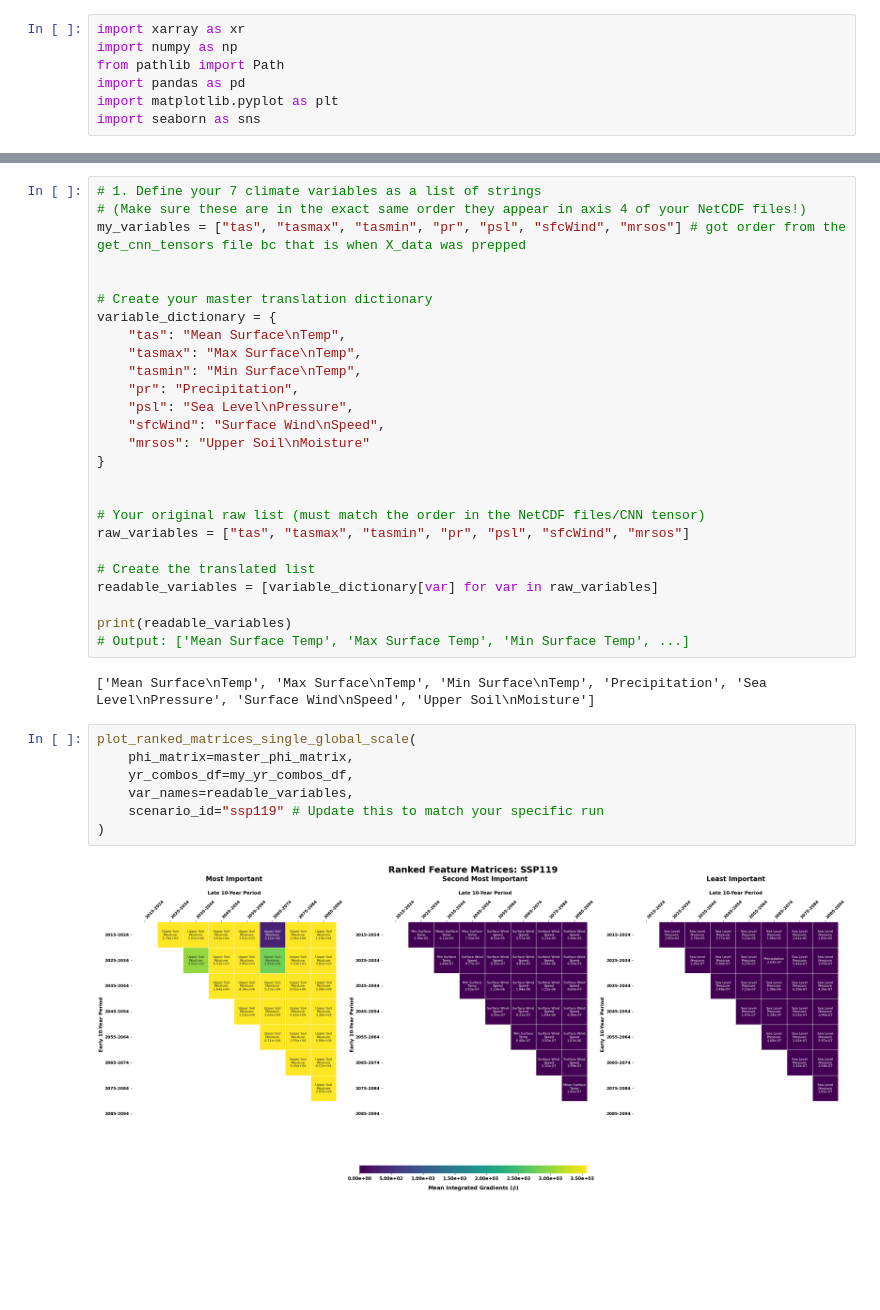
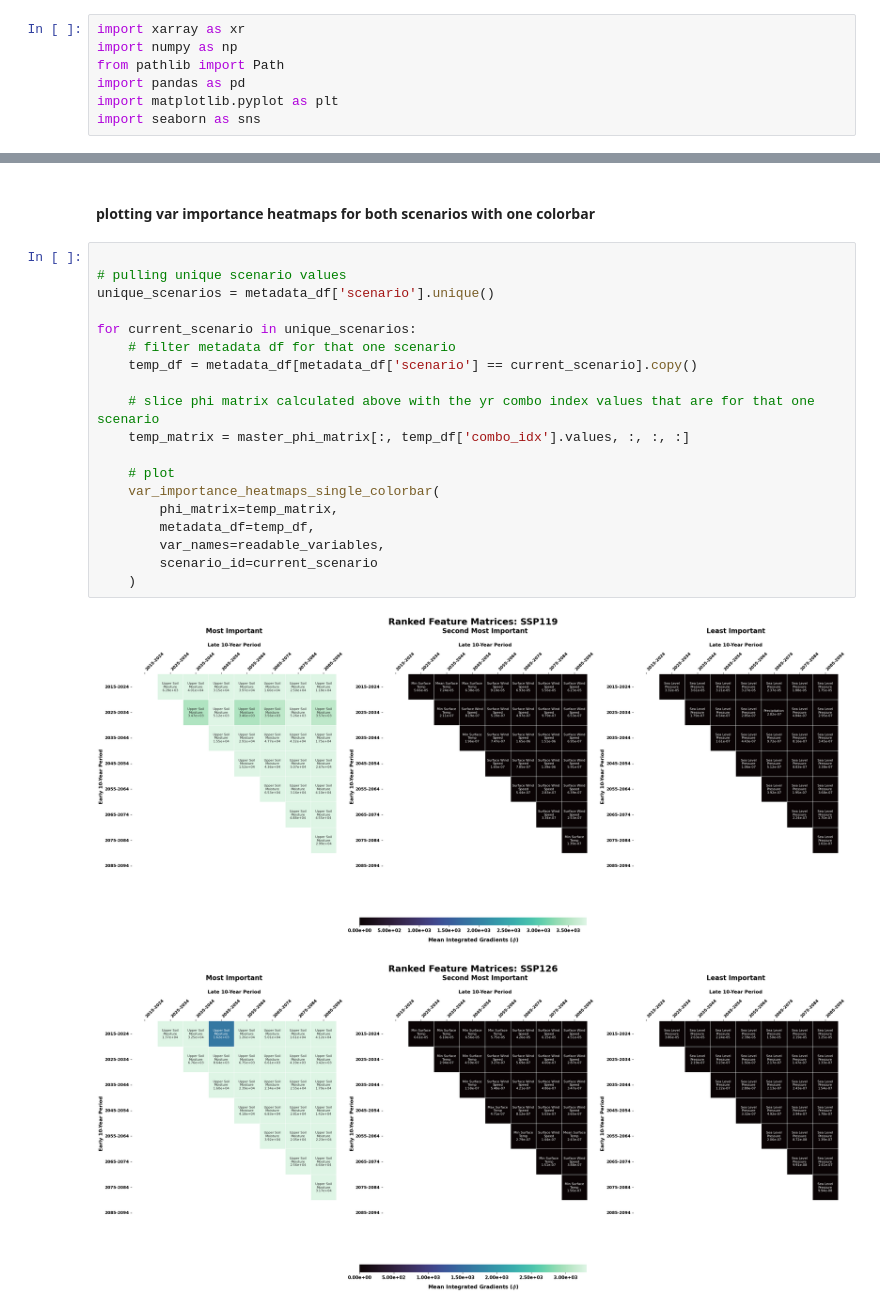
Before and after one commit to sek2dcs/MamalakisResearch, a Jupyter notebook: figure3.ipynb, the cells around one changed output, grey strips where cells are left out. Saved outputs shown, nothing was run; the diff lists cells and outputs as text; blank space fills up the shorter version.

Commit message:
sophie run 3 and figure 3

```diff
--- a/figure3.ipynb
+++ b/figure3.ipynb
@@ -240,39 +290,26 @@ print(my_yr_combos_df.head())
-# %%
-# 1. Define your 7 climate variables as a list of strings
-# (Make sure these are in the exact same order they appear in axis 4 of your NetCDF files!)
-my_variables = ["tas", "tasmax", "tasmin", "pr", "psl", "sfcWind", "mrsos"] # got order from the get_cnn_tensors file bc that is when X_data was prepped
-
-
-# Create your master translation dictionary
-variable_dictionary = {
-    "tas": "Mean Surface\nTemp",
-    "tasmax": "Max Surface\nTemp",
-    "tasmin": "Min Surface\nTemp",
-    "pr": "Precipitation",
-    "psl": "Sea Level\nPressure",
-    "sfcWind": "Surface Wind\nSpeed",
-    "mrsos": "Upper Soil\nMoisture"
-}
-
-
-# Your original raw list (must match the order in the NetCDF files/CNN tensor)
-raw_variables = ["tas", "tasmax", "tasmin", "pr", "psl", "sfcWind", "mrsos"]
-
-# Create the translated list
-readable_variables = [variable_dictionary[var] for var in raw_variables]
-
-print(readable_variables)
-# Output: ['Mean Surface Temp', 'Max Surface Temp', 'Min Surface Temp', ...]
-# %% [output]
-['Mean Surface\nTemp', 'Max Surface\nTemp', 'Min Surface\nTemp', 'Precipitation', 'Sea Level\nPressure', 'Surface Wind\nSpeed', 'Upper Soil\nMoisture']
-# %%
-plot_ranked_matrices_single_global_scale(
-    phi_matrix=master_phi_matrix,
-    yr_combos_df=my_yr_combos_df,
-    var_names=readable_variables,
-    scenario_id="ssp119" # Update this to match your specific run
-)
-# %% [output]
-[figure, removed]
+# %% [markdown]
+#### **plotting var importance heatmaps for both scenarios with one colorbar**
+# %%
+
+# pulling unique scenario values
+unique_scenarios = metadata_df['scenario'].unique()
+
+for current_scenario in unique_scenarios:
+    # filter metadata df for that one scenario
+    temp_df = metadata_df[metadata_df['scenario'] == current_scenario].copy()
+
+    # slice phi matrix calculated above with the yr combo index values that are for that one scenario
+    temp_matrix = master_phi_matrix[:, temp_df['combo_idx'].values, :, :, :]
+
+    # plot
+    var_importance_heatmaps_single_colorbar(
+        phi_matrix=temp_matrix,
+        metadata_df=temp_df,
+        var_names=readable_variables,
+        scenario_id=current_scenario
+    )
+# %% [output]
+[figure, added]
+[figure, added]
 # %%
 
```
Also changed, not shown: parts of 21 cells of this notebook, 57 other files.
